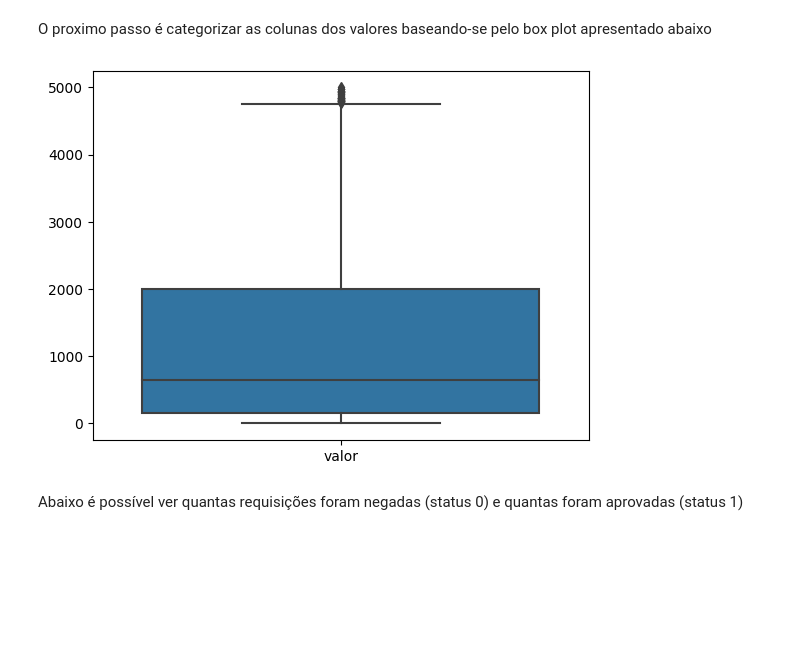
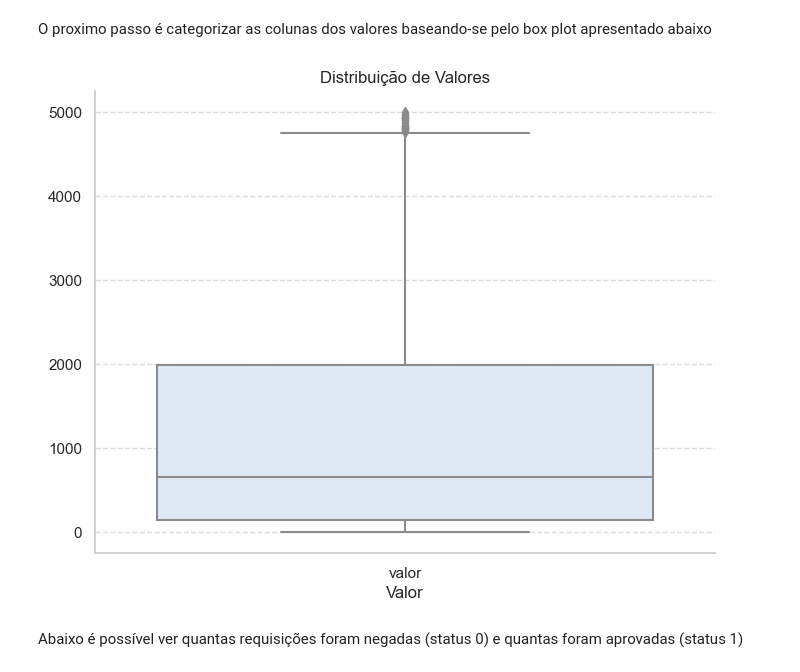
Before and after one commit to raphaelramosds/material-requests, a Jupyter notebook: Project.ipynb, the cells around one changed output. Cells and saved outputs as stored; diff of their text form; code cells hidden in the pictures; blank space fills up the shorter version.

Commit message:
docs: oranizing plots

```diff
--- a/Project.ipynb
+++ b/Project.ipynb
@@ -42,18 +42,7 @@ df = rm[rm['tipo_requisicao'] == 'REQUISIÇÃO DE MATERIAL']
 # %% [markdown]
 Algumas colunas em nada agregam ao nosso objetivo, portanto vamos retirá-las
 # %%
-df = df.drop([
-    'numero',
-    'ano',
-    'requisicao',
-    'data',
-    'observacoes',
-    'grupo_material',
-    'tipo_requisicao',
-    'unidade_custo',
-    'id_unidade_custo',
-    'id_unidade_requisitante'
-], axis=1)
+df = df.drop(['numero','ano','requisicao','data','observacoes','grupo_material','tipo_requisicao','unidade_custo','id_unidade_custo','id_unidade_requisitante'], axis=1)
 # %% [markdown]
 A coluna status é multivalorada, mas apenas nos importa saber se a requisição foi negada ou não.
 # %%
@@ -152,10 +141,10 @@ A coluna `valor` precisa ser transformada em valores decimais
 # %%
 import re
 
-rgx_remove_trash = r'R\$|\s'
+rgx_remove_prefix = r'R\$|\s'
 rgx_only_last_point = r'\.(?=[^.]*\.)'
 
-df.loc[:,'valor'] = df['valor'].apply(lambda value: re.sub(rgx_only_last_point, '', re.sub(rgx_remove_trash, '', value).replace(',', '.')))
+df.loc[:,'valor'] = df['valor'].apply(lambda value: re.sub(rgx_only_last_point, '', re.sub(rgx_remove_prefix, '', value).replace(',', '.')))
 df.loc[:,'valor'] = df['valor'].astype(float)
 # %% [markdown]
 Verificar linhas que possuem valores NaN
@@ -172,10 +161,31 @@ dtype: int64
 O proximo passo é categorizar as colunas dos valores baseando-se pelo box plot apresentado abaixo
 # %%
 import seaborn as sns
+import matplotlib.pyplot as plt
 
+# Filtrar os valores que estão dentro de um intervalo mais apropriado
 df_copy = df[df['valor'] < 5000]
-ax = sns.boxplot(data=df_copy[['valor']])
+
+# Definir uma paleta de cores personalizada (opcional)
+custom_palette = sns.color_palette("Blues")
+
+# Criar um boxplot com Seaborn
+plt.figure(figsize=(8, 6))
+sns.set(style="whitegrid")
+
+ax = sns.boxplot(data=df_copy[['valor']], palette=custom_palette)
+ax.set_title('Distribuição de Valores')
+ax.set_xlabel('Valor')
+
+# Adicione um grid de fundo mais claro
+ax.yaxis.grid(True, linestyle='--', alpha=0.7)
+
+# Remova a moldura superior e direita
+sns.despine()
+
+# Mostre o boxplot
+plt.show()
 # %% [output]
-[figure, old version]
+[figure, new version]
 # %%
 def categorize_value(value):
```
Also changed, not shown: parts of 12 cells of this notebook.
